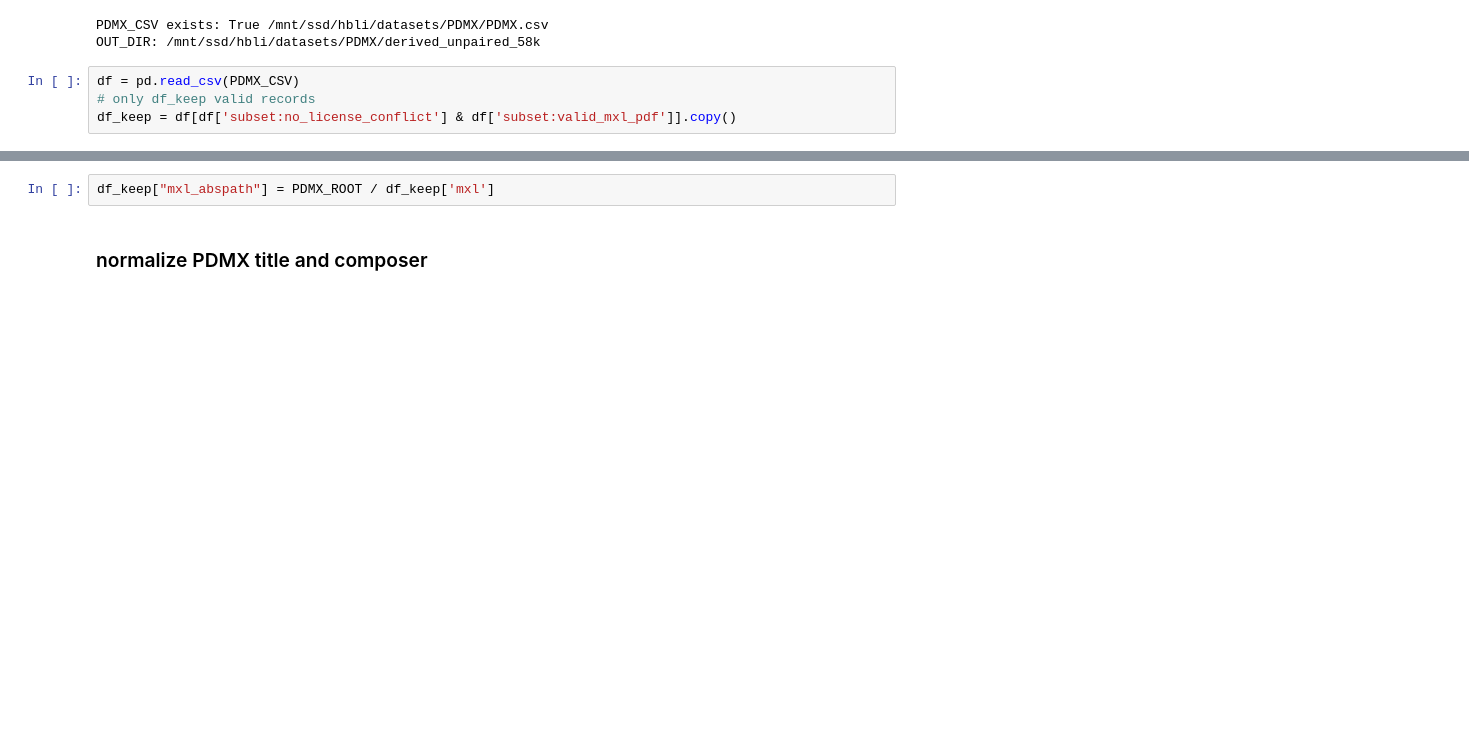
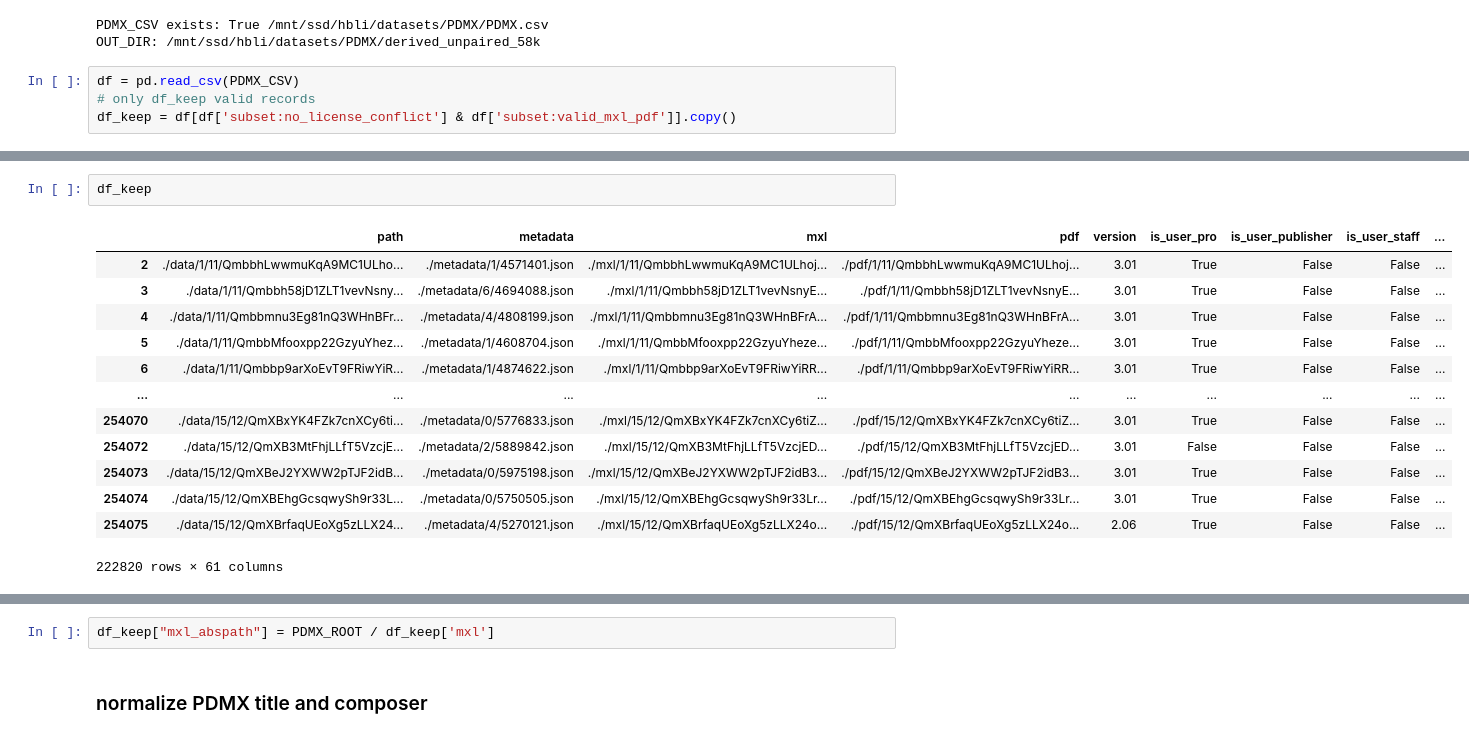
Before and after one commit to Parzival-Li/MIDI2ScoreTransformer, a Jupyter notebook: midi2scoretransformer/pdmx_data_filter.ipynb, the cells around one changed output, grey strips where cells are left out. Cells and saved outputs as stored; diff of their text form; blank space fills up the shorter version.

```diff
--- a/midi2scoretransformer/pdmx_data_filter.ipynb
+++ b/midi2scoretransformer/pdmx_data_filter.ipynb
@@ -26,0 +46,16 @@ df_keep = df[df['subset:no_license_conflict'] & df['subset:valid_mxl_pdf']].copy
+# %%
+df_keep
+# %% [output]
+|  | path | metadata | mxl | pdf | version | is_user_pro | is_user_publisher | is_user_staff | ... |
+| 2 | ./data/1/11/QmbbhLwwmuKqA9MC1ULho... | ./metadata/1/4571401.json | ./mxl/1/11/QmbbhLwwmuKqA9MC1ULhoj... | ./pdf/1/11/QmbbhLwwmuKqA9MC1ULhoj... | 3.01 | True | False | False | ... |
+| 3 | ./data/1/11/Qmbbh58jD1ZLT1vevNsny... | ./metadata/6/4694088.json | ./mxl/1/11/Qmbbh58jD1ZLT1vevNsnyE... | ./pdf/1/11/Qmbbh58jD1ZLT1vevNsnyE... | 3.01 | True | False | False | ... |
+| 4 | ./data/1/11/Qmbbmnu3Eg81nQ3WHnBFr... | ./metadata/4/4808199.json | ./mxl/1/11/Qmbbmnu3Eg81nQ3WHnBFrA... | ./pdf/1/11/Qmbbmnu3Eg81nQ3WHnBFrA... | 3.01 | True | False | False | ... |
+| 5 | ./data/1/11/QmbbMfooxpp22GzyuYhez... | ./metadata/1/4608704.json | ./mxl/1/11/QmbbMfooxpp22GzyuYheze... | ./pdf/1/11/QmbbMfooxpp22GzyuYheze... | 3.01 | True | False | False | ... |
+| 6 | ./data/1/11/Qmbbp9arXoEvT9FRiwYiR... | ./metadata/1/4874622.json | ./mxl/1/11/Qmbbp9arXoEvT9FRiwYiRR... | ./pdf/1/11/Qmbbp9arXoEvT9FRiwYiRR... | 3.01 | True | False | False | ... |
+| ... | ... | ... | ... | ... | ... | ... | ... | ... | ... |
+| 254070 | ./data/15/12/QmXBxYK4FZk7cnXCy6ti... | ./metadata/0/5776833.json | ./mxl/15/12/QmXBxYK4FZk7cnXCy6tiZ... | ./pdf/15/12/QmXBxYK4FZk7cnXCy6tiZ... | 3.01 | True | False | False | ... |
+| 254072 | ./data/15/12/QmXB3MtFhjLLfT5VzcjE... | ./metadata/2/5889842.json | ./mxl/15/12/QmXB3MtFhjLLfT5VzcjED... | ./pdf/15/12/QmXB3MtFhjLLfT5VzcjED... | 3.01 | False | False | False | ... |
+| 254073 | ./data/15/12/QmXBeJ2YXWW2pTJF2idB... | ./metadata/0/5975198.json | ./mxl/15/12/QmXBeJ2YXWW2pTJF2idB3... | ./pdf/15/12/QmXBeJ2YXWW2pTJF2idB3... | 3.01 | True | False | False | ... |
+| 254074 | ./data/15/12/QmXBEhgGcsqwySh9r33L... | ./metadata/0/5750505.json | ./mxl/15/12/QmXBEhgGcsqwySh9r33Lr... | ./pdf/15/12/QmXBEhgGcsqwySh9r33Lr... | 3.01 | True | False | False | ... |
+| 254075 | ./data/15/12/QmXBrfaqUEoXg5zLLX24... | ./metadata/4/5270121.json | ./mxl/15/12/QmXBrfaqUEoXg5zLLX24o... | ./pdf/15/12/QmXBrfaqUEoXg5zLLX24o... | 2.06 | True | False | False | ... |
+222820 rows × 61 columns
```
Also changed, not shown: parts of 6 cells of this notebook, 18 other files.
